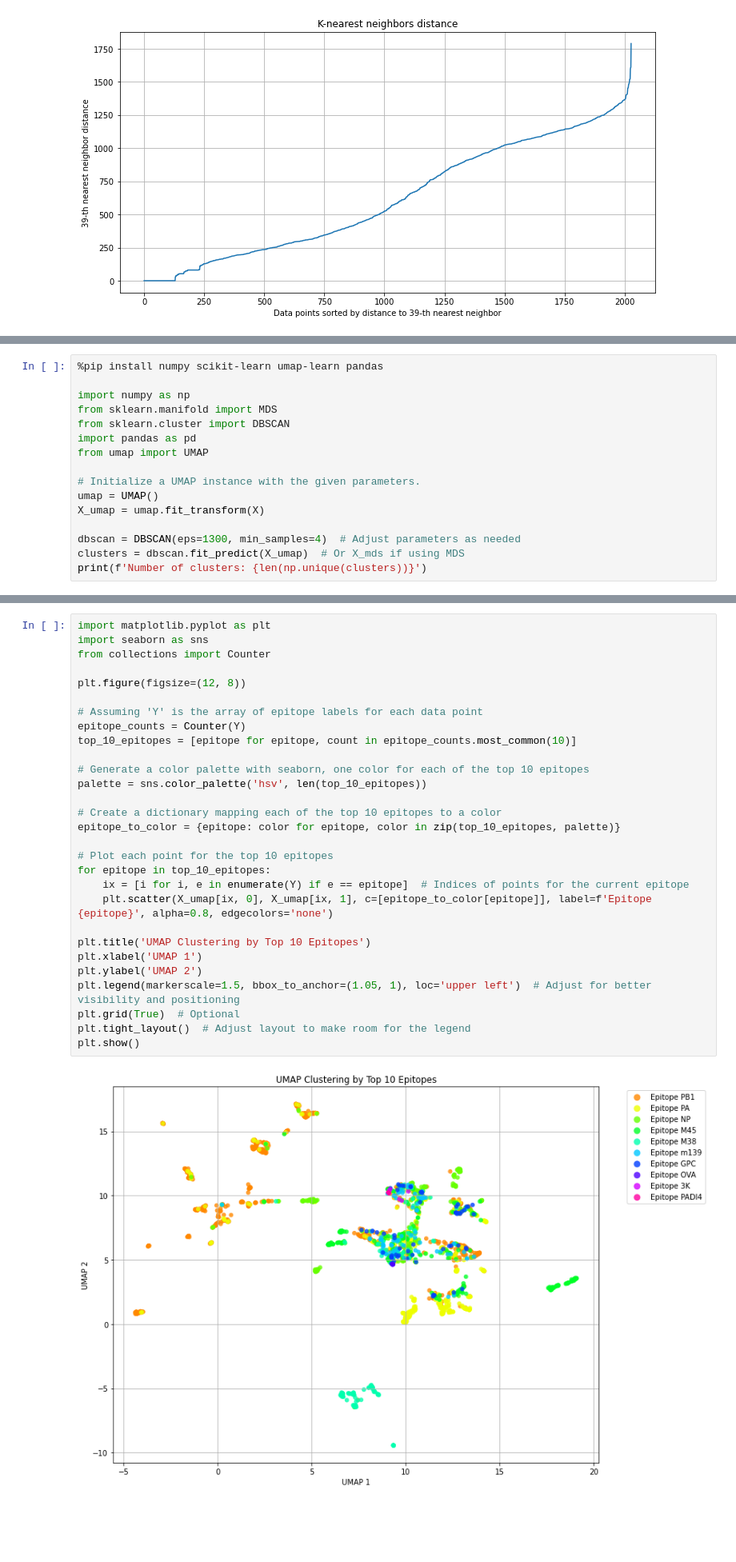
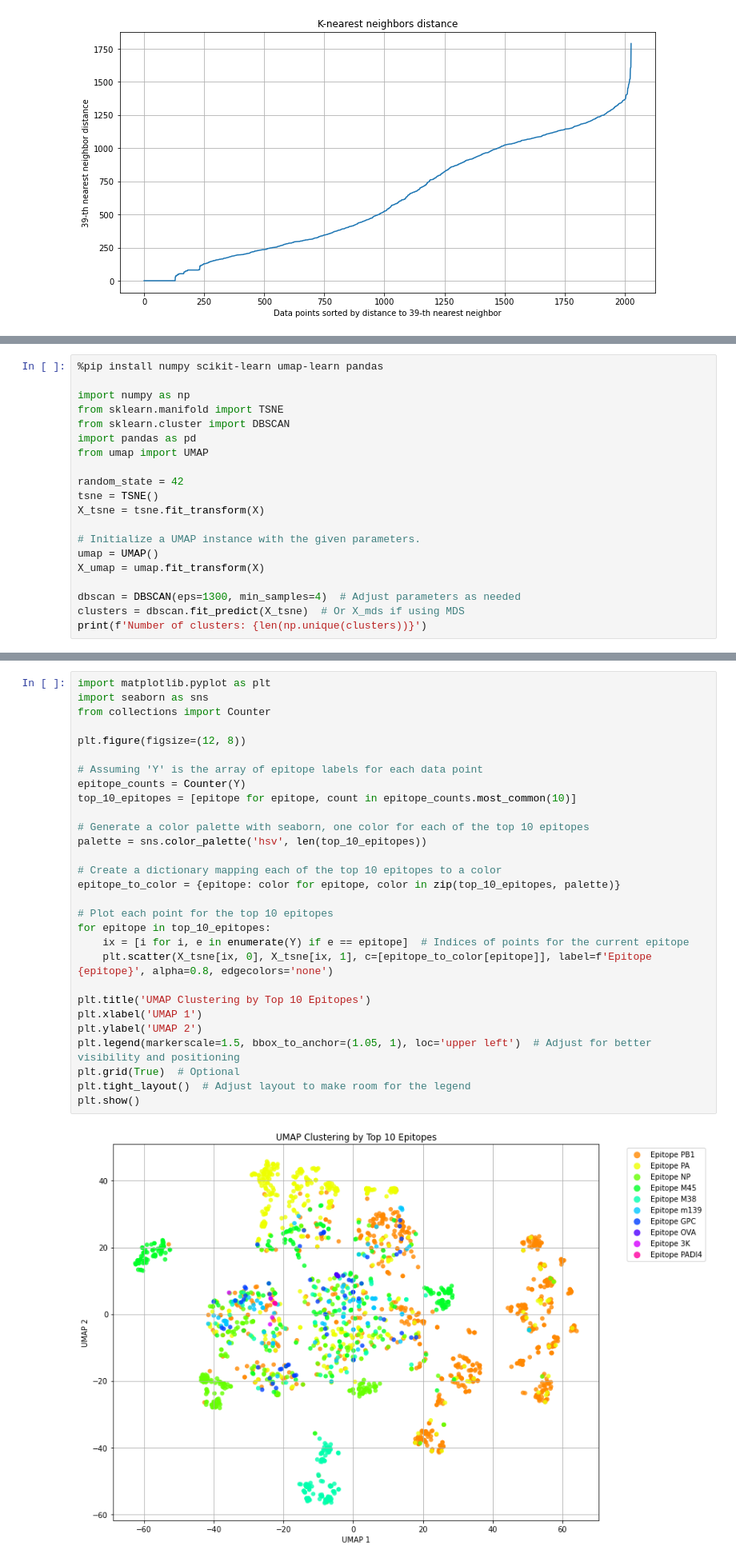
Before and after one commit to UoB-DSMP-2023-24/dsmp-2024-group-13, a Jupyter notebook: TCRdist3_paired_a_b.ipynb, the cells around one changed output, grey strips where cells are left out. Shown: that part at 80% size. Drawn from its saved outputs; the diff is of its cells as text; blank space fills up the shorter version.

Commit message:
added tsne

```diff
--- a/TCRdist3_paired_a_b.ipynb
+++ b/TCRdist3_paired_a_b.ipynb
@@ -266,17 +268,21 @@ plt.show()
 %pip install numpy scikit-learn umap-learn pandas
 
 import numpy as np
-from sklearn.manifold import MDS
+from sklearn.manifold import TSNE
 from sklearn.cluster import DBSCAN
 import pandas as pd
 from umap import UMAP
+
+random_state = 42
+tsne = TSNE()
+X_tsne = tsne.fit_transform(X)
 
 # Initialize a UMAP instance with the given parameters.
 umap = UMAP()
 X_umap = umap.fit_transform(X)
 
 dbscan = DBSCAN(eps=1300, min_samples=4)  # Adjust parameters as needed
-clusters = dbscan.fit_predict(X_umap)  # Or X_mds if using MDS
+clusters = dbscan.fit_predict(X_tsne)  # Or X_mds if using MDS
 print(f'Number of clusters: {len(np.unique(clusters))}')
 # %% [output]
 Requirement already satisfied: numpy in /Users/joesouber/opt/anaconda3/lib/python3.9/site-packages (1.21.5)
@@ -343,34 +349,34 @@ Note: you may need to restart the kernel to use updated packages.
 # %%
 import matplotlib.pyplot as plt
 import seaborn as sns
 from collections import Counter
 
 plt.figure(figsize=(12, 8))
 
 # Assuming 'Y' is the array of epitope labels for each data point
 epitope_counts = Counter(Y)
 top_10_epitopes = [epitope for epitope, count in epitope_counts.most_common(10)]
 
 # Generate a color palette with seaborn, one color for each of the top 10 epitopes
 palette = sns.color_palette('hsv', len(top_10_epitopes))
 
 # Create a dictionary mapping each of the top 10 epitopes to a color
 epitope_to_color = {epitope: color for epitope, color in zip(top_10_epitopes, palette)}
 
 # Plot each point for the top 10 epitopes
 for epitope in top_10_epitopes:
     ix = [i for i, e in enumerate(Y) if e == epitope]  # Indices of points for the current epitope
-    plt.scatter(X_umap[ix, 0], X_umap[ix, 1], c=[epitope_to_color[epitope]], label=f'Epitope {epitope}', alpha=0.8, edgecolors='none')
+    plt.scatter(X_tsne[ix, 0], X_tsne[ix, 1], c=[epitope_to_color[epitope]], label=f'Epitope {epitope}', alpha=0.8, edgecolors='none')
 
 plt.title('UMAP Clustering by Top 10 Epitopes')
 plt.xlabel('UMAP 1')
 plt.ylabel('UMAP 2')
 plt.legend(markerscale=1.5, bbox_to_anchor=(1.05, 1), loc='upper left')  # Adjust for better visibility and positioning
 plt.grid(True)  # Optional
 plt.tight_layout()  # Adjust layout to make room for the legend
 plt.show()
 # %% [output]
-[figure, old version]
+[figure, new version]
 # %%
 import matplotlib.pyplot as plt
 import seaborn as sns
```
Also changed, not shown: parts of 3 cells of this notebook.
